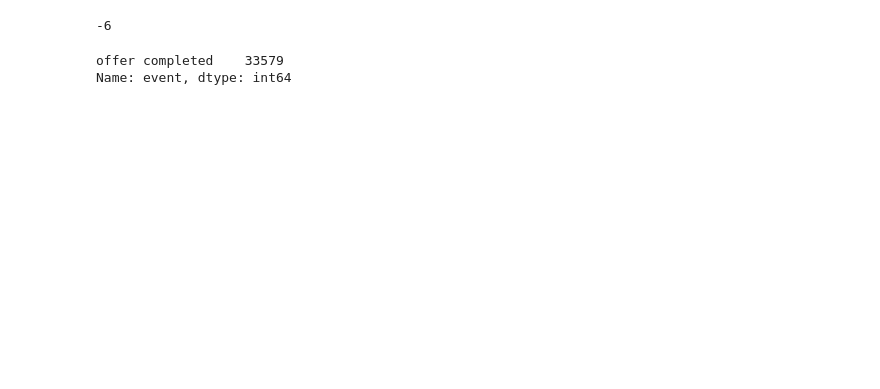
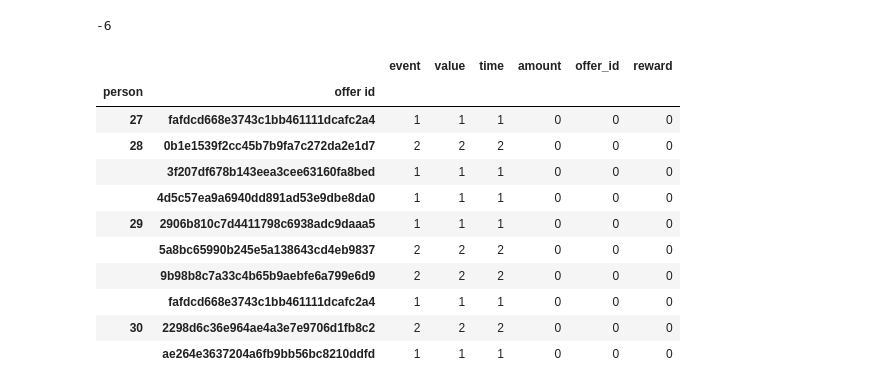
Before and after one commit to IsmaelMiranda11/capstone_project_offer_starbucks, a Jupyter notebook: Explorando os Dados.ipynb, the cells around one changed output. Saved outputs shown, nothing was run; the diff lists cells and outputs as text; code cells hidden in the pictures; blank space fills up the shorter version.

```diff
--- a/Explorando os Dados.ipynb
+++ b/Explorando os Dados.ipynb
@@ -119,11 +119,22 @@ transcript.loc[transcript.event=='offer received'].person.nunique() - profile.id
 # %%
 # Abrindo a coluna de value
 # transcript['valor'] = pd.DataFrame(transcript.value.to_list())
+# offer_id é para ofertas completas e offer id é para ofertass enviadas
 
 df_temp = pd.concat([transcript,pd.DataFrame(transcript.value.to_list())], axis=1)
 
-# df_temp.loc[transcript.event=='offer received']
-df_temp.loc[~(df_temp.offer_id.isna())].event.value_counts()
+df_temp.loc[transcript.event=='offer received']. \
+    groupby(['person', 'offer id']).aggregate('count').iloc[100:110]
 # %% [output]
-offer completed    33579
-Name: event, dtype: int64
+|  |  | event | value | time | amount | offer_id | reward |
+| person | offer id |  |  |  |  |  |  |
+| 27 | fafdcd668e3743c1bb461111dcafc2a4 | 1 | 1 | 1 | 0 | 0 | 0 |
+| 28 | 0b1e1539f2cc45b7b9fa7c272da2e1d7 | 2 | 2 | 2 | 0 | 0 | 0 |
+|  | 3f207df678b143eea3cee63160fa8bed | 1 | 1 | 1 | 0 | 0 | 0 |
+|  | 4d5c57ea9a6940dd891ad53e9dbe8da0 | 1 | 1 | 1 | 0 | 0 | 0 |
+| 29 | 2906b810c7d4411798c6938adc9daaa5 | 1 | 1 | 1 | 0 | 0 | 0 |
+|  | 5a8bc65990b245e5a138643cd4eb9837 | 2 | 2 | 2 | 0 | 0 | 0 |
+|  | 9b98b8c7a33c4b65b9aebfe6a799e6d9 | 2 | 2 | 2 | 0 | 0 | 0 |
+|  | fafdcd668e3743c1bb461111dcafc2a4 | 1 | 1 | 1 | 0 | 0 | 0 |
+| 30 | 2298d6c36e964ae4a3e7e9706d1fb8c2 | 2 | 2 | 2 | 0 | 0 | 0 |
+|  | ae264e3637204a6fb9bb56bc8210ddfd | 1 | 1 | 1 | 0 | 0 | 0 |
```
Also changed, not shown: parts of 12 cells of this notebook.
